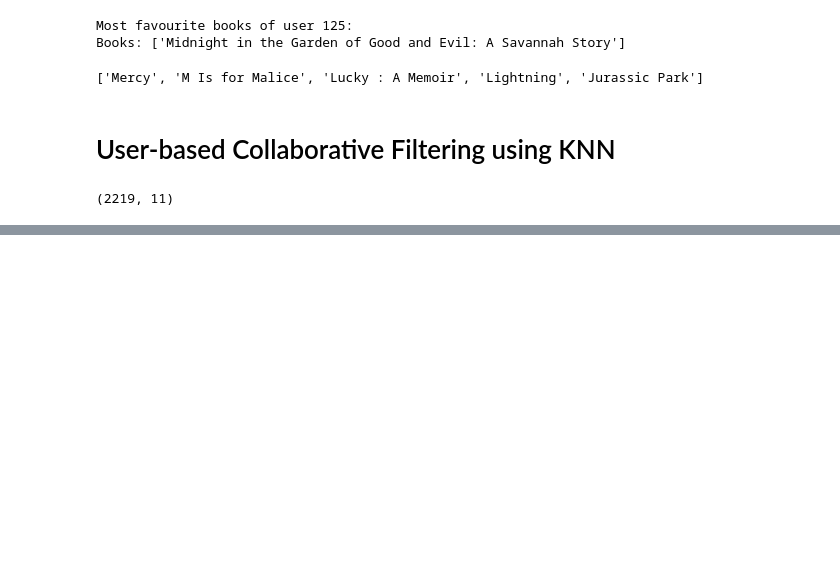
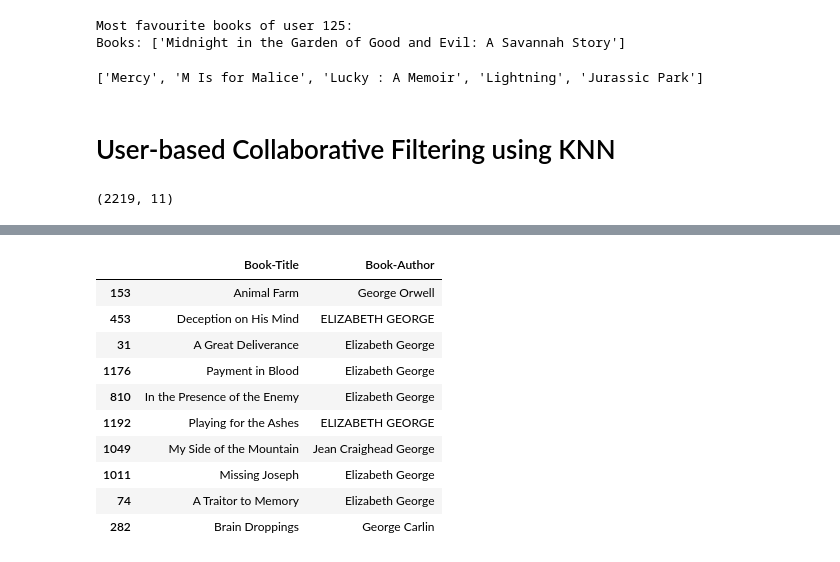
Before and after one commit to RanaSanga85/Book-Recommendation-System, a Jupyter notebook: Book Recommendation System 2.ipynb, the cells around one changed output, grey strips where cells are left out. Drawn from its saved outputs; the diff is of its cells as text; code cells hidden in the pictures; blank space fills up the shorter version.

```diff
--- a/Book Recommendation System 2.ipynb
+++ b/Book Recommendation System 2.ipynb
@@ -1233,0 +1427,16 @@ The Tuned KNNBasic model performed better than the default KNNBasic model.
+# %%
+# Example usage:
+recommended_books = recommend_books('1984')
+recommended_books
+# %% [output]
+|  | Book-Title | Book-Author |
+| 153 | Animal Farm | George Orwell |
+| 453 | Deception on His Mind | ELIZABETH GEORGE |
+| 31 | A Great Deliverance | Elizabeth George |
+| 1176 | Payment in Blood | Elizabeth George |
+| 810 | In the Presence of the Enemy | Elizabeth George |
+| 1192 | Playing for the Ashes | ELIZABETH GEORGE |
+| 1049 | My Side of the Mountain | Jean Craighead George |
+| 1011 | Missing Joseph | Elizabeth George |
+| 74 | A Traitor to Memory | Elizabeth George |
+| 282 | Brain Droppings | George Carlin |
```
Also changed, not shown: parts of 42 cells of this notebook, 1 other file.
